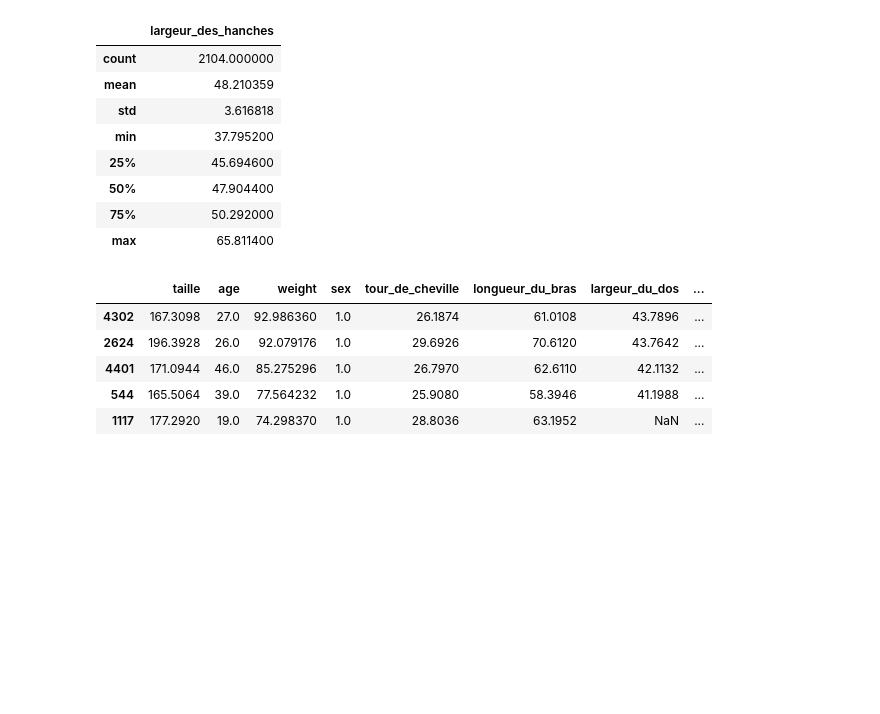
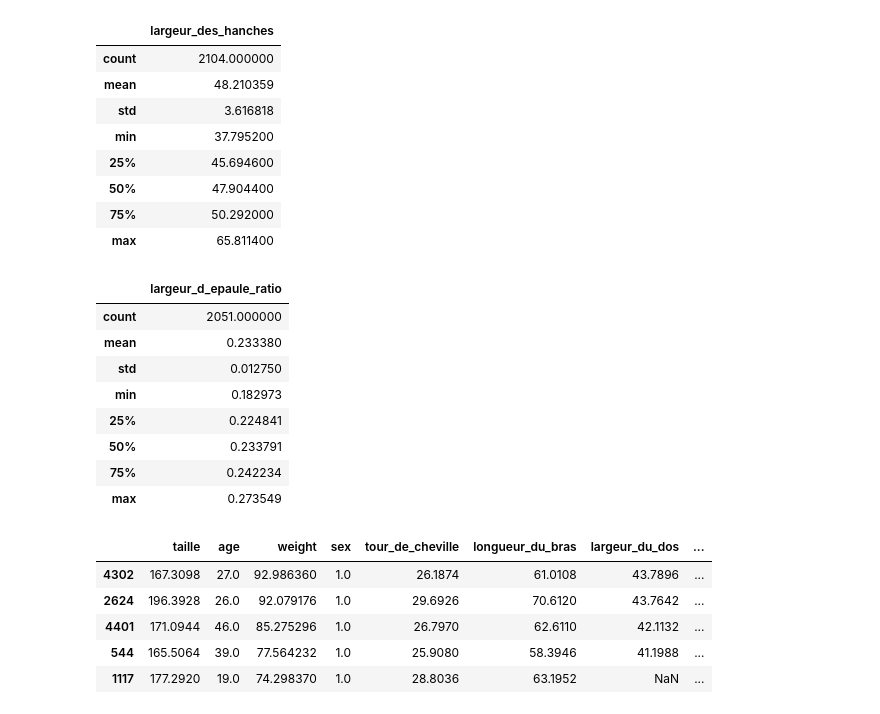
Before and after one commit to cosaques/biba-bop-stage-dataset, a Jupyter notebook: ML_caesar_new workflow.ipynb, the cells around one changed output. Drawn from its saved outputs; the diff is of its cells as text; code cells hidden in the pictures; blank space fills up the shorter version.

Commit message:
ratio

```diff
--- a/ML_caesar_new workflow.ipynb
+++ b/ML_caesar_new workflow.ipynb
@@ -100,6 +100,20 @@ data[["largeur_des_hanches"]].describe()
 | 50% | 47.904400 |
 | 75% | 50.292000 |
 | max | 65.811400 |
+# %%
+data["largeur_d_epaule_ratio"] = data["largeur_d_epaule"] / data["taille"]
+# %%
+data[["largeur_d_epaule_ratio"]].describe()
+# %% [output]
+|  | largeur_d_epaule_ratio |
+| count | 2051.000000 |
+| mean | 0.233380 |
+| std | 0.012750 |
+| min | 0.182973 |
+| 25% | 0.224841 |
+| 50% | 0.233791 |
+| 75% | 0.242234 |
+| max | 0.273549 |
 # %%
 import pandas as pd
 
```
